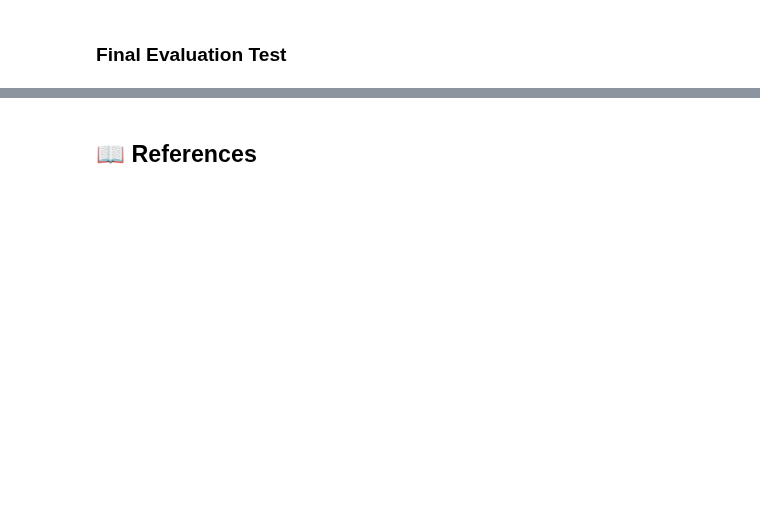
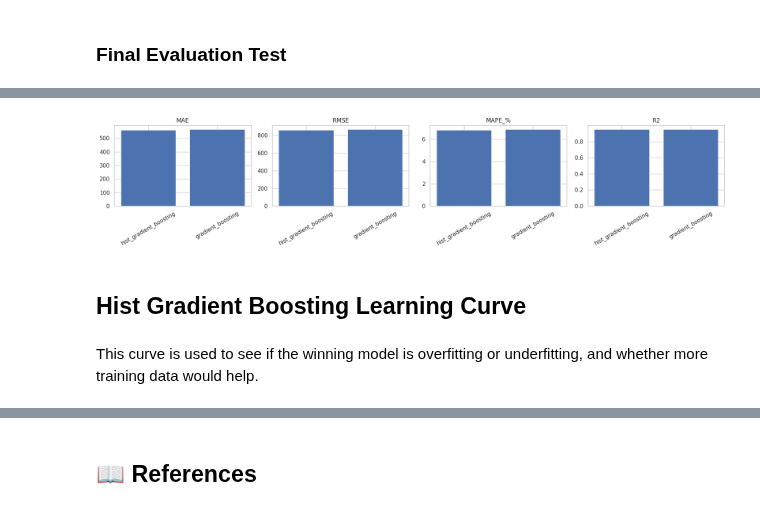
Before and after one commit to gamug/diamantes, a Jupyter notebook: notebooks/5-models/02-gmg-basic_algorithms_model_selection-2026_08_18.ipynb, the cells around one changed output, grey strips where cells are left out. Drawn from its saved outputs; the diff is of its cells as text; code cells hidden in the pictures; blank space fills up the shorter version.

```diff
--- a/notebooks/5-models/02-gmg-basic_algorithms_model_selection-2026_08_18.ipynb
+++ b/notebooks/5-models/02-gmg-basic_algorithms_model_selection-2026_08_18.ipynb
@@ -1064,0 +557,5 @@ The model has better results than the heuristic model in all the metrics but mos
+# %%
+tuned_comparison = pd.DataFrame(
+    {"hist_gradient_boosting": hgb_test_metrics, "gradient_boosting": gb_test_metrics}
+).T
+tuned_comparison
@@ -1064,0 +591,16 @@ The model has better results than the heuristic model in all the metrics but mos
+# %%
+metrics_names = ["MAE", "RMSE", "MAPE_%", "R2"]
+fig, axes = plt.subplots(1, 4, figsize=(18, 4))
+for ax, metric in zip(axes, metrics_names, strict=True):
+    ax.bar(tuned_comparison.index, tuned_comparison[metric])
+    ax.set_title(metric)
+    ax.tick_params(axis="x", rotation=30)
+plt.tight_layout()
+plt.show()
+# %% [output]
+[figure, added]
+# %% [markdown]
+## Hist Gradient Boosting Learning Curve
+# %% [markdown]
+This curve is used to see if the winning model is overfitting or underfitting, and whether more training data
+would help.
```
Also changed, not shown: parts of 128 cells of this notebook, 18 other files.
